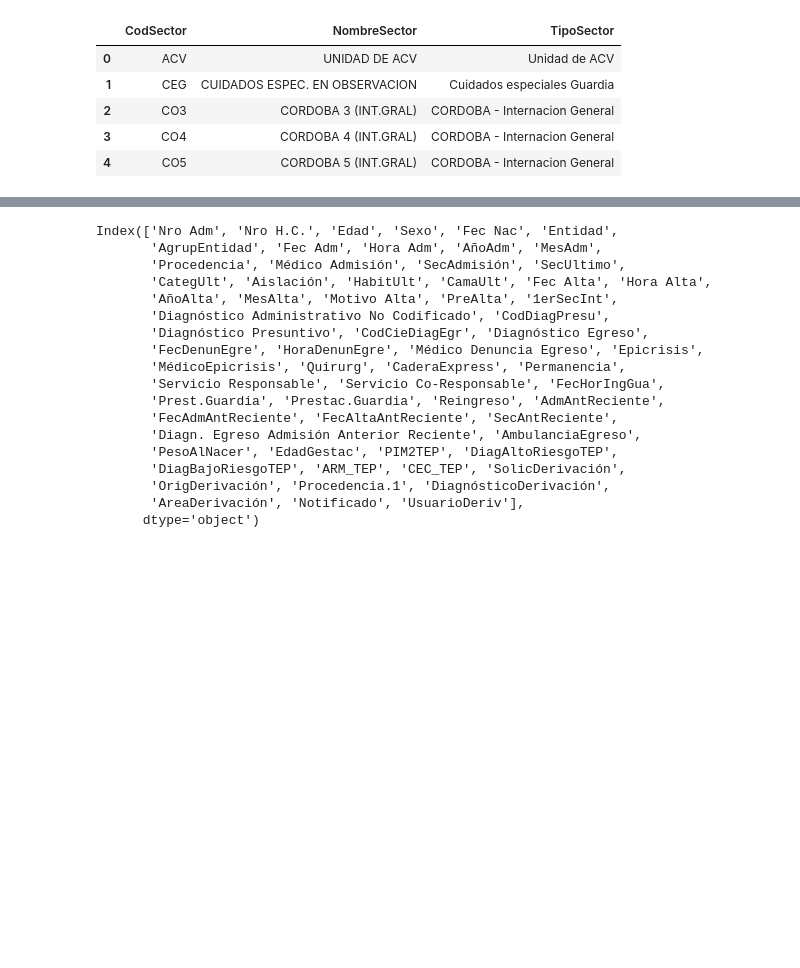
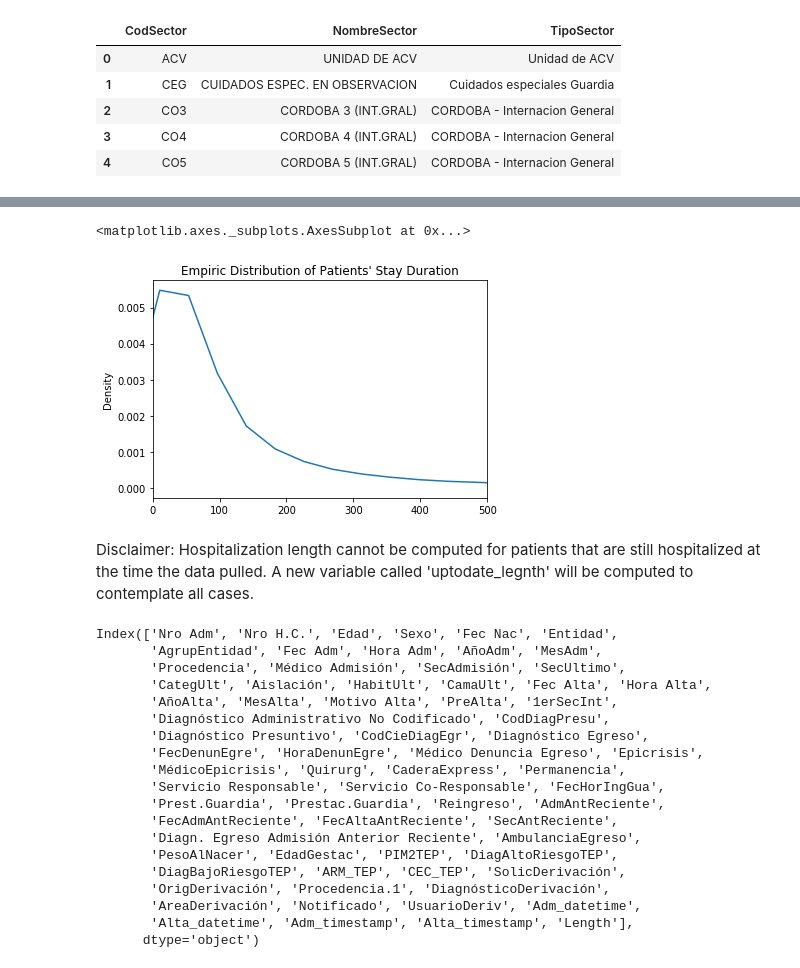
Before and after one commit to josedallavia/A-Machine-Learning-Approach-for-Optimization-of-Hospital-Bed-Utilization, a Jupyter notebook: Exploratory.ipynb, the cells around one changed output, grey strips where cells are left out. Saved outputs shown, nothing was run; the diff lists cells and outputs as text; code cells hidden in the pictures; blank space fills up the shorter version.

Commit message:
Progress on exploration upto images dataset

```diff
--- a/Exploratory.ipynb
+++ b/Exploratory.ipynb
@@ -55,0 +38,2 @@ for i,table in enumerate(tables):
+# %%
+db = get_database('data')
@@ -64,0 +174,2 @@ sectores.head()
+# %%
+internaciones = db['internaciones']
@@ -73,0 +257,27 @@ internaciones.head()
+# %%
+internaciones['Adm_datetime'] = pd.to_datetime(internaciones['Fec Adm'].map(str) +" "+ internaciones['Hora Adm'])
+internaciones['Alta_datetime'] = pd.to_datetime(internaciones['Fec Alta'].map(str) +" "+ internaciones['Hora Alta'])
+
+internaciones['Adm_timestamp'] = internaciones['Adm_datetime'].astype('int64') // 10**9
+internaciones['Alta_timestamp'] = internaciones['Alta_datetime'].astype('int64') // 10**9
+
+internaciones['Length'] = (internaciones['Alta_datetime']-internaciones['Adm_datetime']).astype('timedelta64[h]')
+
+#Avg length
+print( 'Avg hospitalization duration: ')
+print(internaciones['Length'].mean())
+#Legth std
+print( 'Std. Devation hospitalization duration: ')
+print(internaciones['Length'].std())
+
+print( 'Variation coefficient hospitalization duration: ')
+#Variation coefficient
+print((internaciones['Length'].std()) / (internaciones['Length'].mean()) )
+
+print('Maximum hospitalization duration: ')
+#Variation coefficient
+print((internaciones['Length'].max()))
+
+print( 'Minimum hospitalization duration: ')
+#Variation coefficient
+print((internaciones['Length'].min()))
@@ -74,3 +295,10 @@ internaciones.head()
+# %%
+internaciones['Length'].plot.density(xlim=(0,500), title='Empiric Distribution of Patients\' Stay Duration')
+# %% [output]
+<matplotlib.axes._subplots.AxesSubplot at 0x...>
+[figure, added]
+# %% [markdown]
+Disclaimer: Hospitalization length cannot be computed for patients that are still hospitalized at the time the data pulled. A new variable called 'uptodate_legnth' will be computed to contemplate all cases.
 # %%
 internaciones.columns
 # %% [output]
@@ -90,5 +318,6 @@ Index(['Nro Adm', 'Nro H.C.', 'Edad', 'Sexo', 'Fec Nac', 'Entidad',
        'PesoAlNacer', 'EdadGestac', 'PIM2TEP', 'DiagAltoRiesgoTEP',
        'DiagBajoRiesgoTEP', 'ARM_TEP', 'CEC_TEP', 'SolicDerivación',
        'OrigDerivación', 'Procedencia.1', 'DiagnósticoDerivación',
-       'AreaDerivación', 'Notificado', 'UsuarioDeriv'],
+       'AreaDerivación', 'Notificado', 'UsuarioDeriv', 'Adm_datetime',
+       'Alta_datetime', 'Adm_timestamp', 'Alta_timestamp', 'Length'],
       dtype='object')
```
Also changed, not shown: parts of 194 cells of this notebook.
